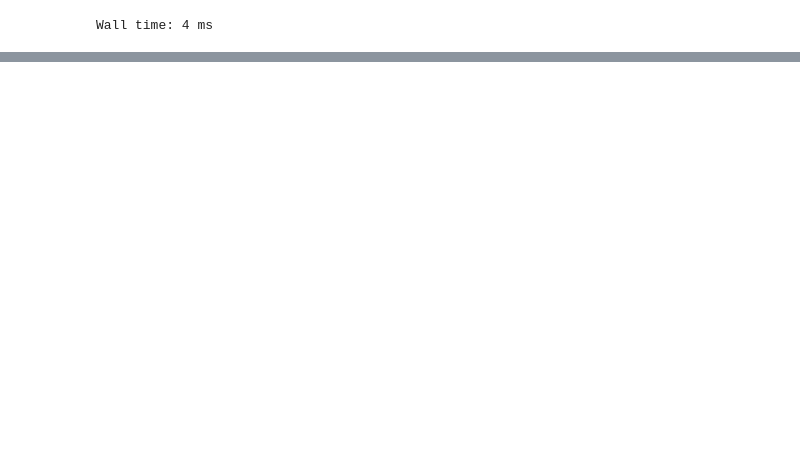
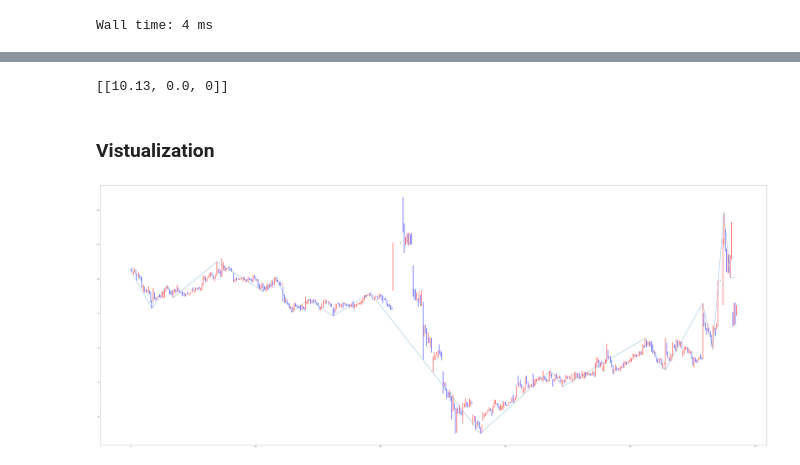
Before and after one commit to Audrey-Zhang/trading, a Jupyter notebook: 00.ipynb, the cells around one changed output, grey strips where cells are left out. Saved outputs shown, nothing was run; the diff lists cells and outputs as text; code cells hidden in the pictures; blank space fills up the shorter version.

```diff
--- a/00.ipynb
+++ b/00.ipynb
@@ -470,0 +524,22 @@ def fPeak(arr3):
+# %%
+list_Lv0[-1]
+len(list_Lv0)
+list_Lv0
+# %% [output]
+[[10.13, 0.0, 0]]
+# %% [markdown]
+### Vistualization
+# %%
+arr_upBars = df_draw.query('O<=C')[['idx','L','H']].values
+arr_dnBars = df_draw.query('O>C')[['idx','L','H']].values
+# %%
+fig = plt.figure('Bar chart & Pie chart',figsize = (100,40))
+ax = fig.add_subplot(111)
+#fig,ax = plt.subplots(figsize = (100,40))
+ax.vlines(arr_upBars[:,0],arr_upBars[:,1],arr_upBars[:,2],color = 'r',lw = 3)
+ax.vlines(arr_dnBars[:,0],arr_dnBars[:,1],arr_dnBars[:,2],color = 'b',lw = 3)
+ax = df_draw['V'].plot()
+ax.plot(x,y, 'g^')
+plt.savefig("000.png")
+# %% [output]
+[figure, added]
```
Also changed, not shown: parts of 28 cells of this notebook, 1 other file.
